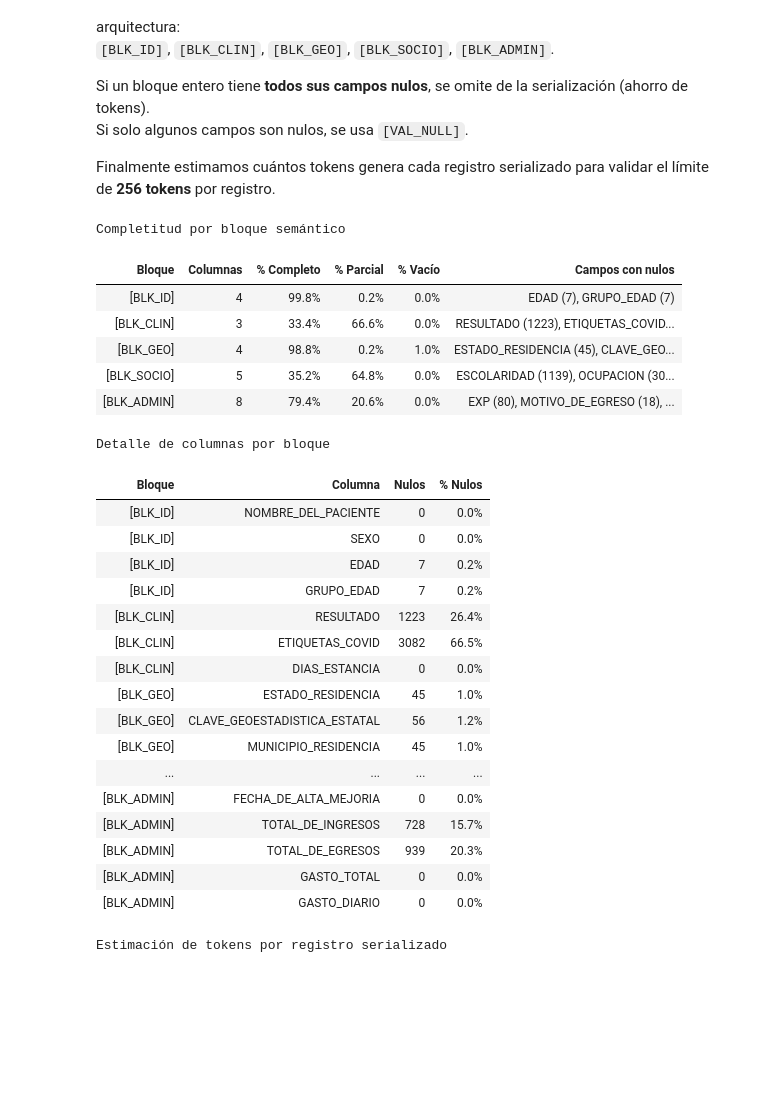
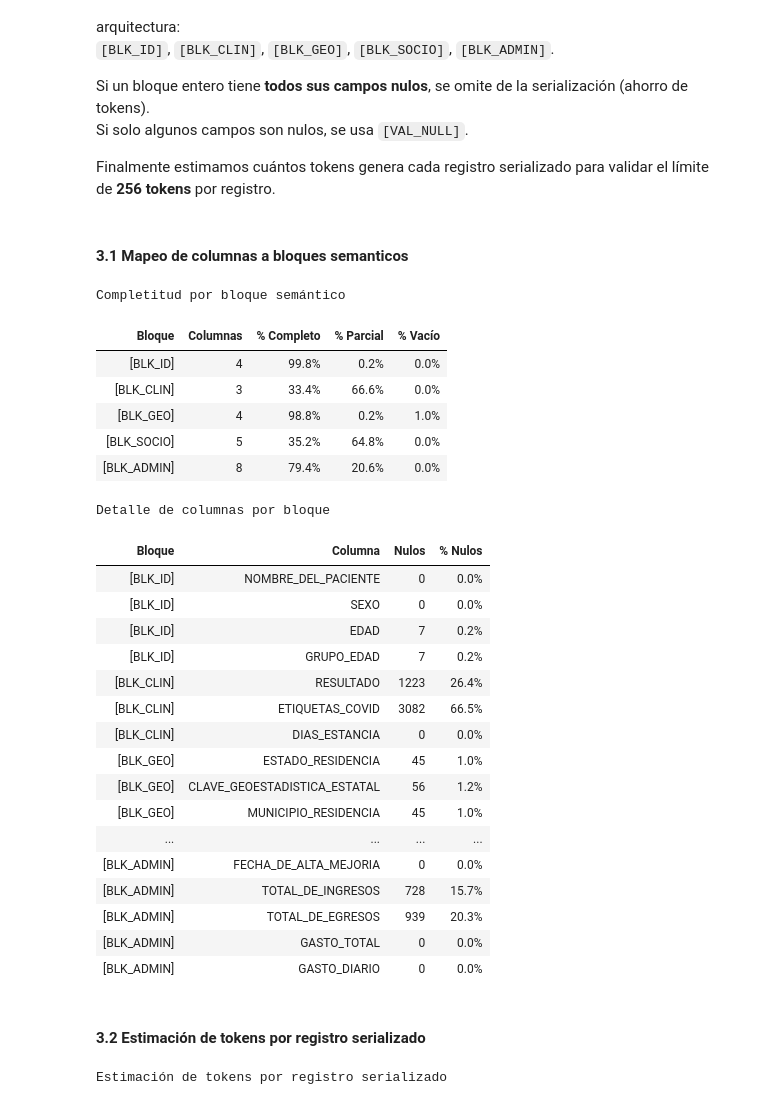
Before and after one commit to UzielLujan/entity-resolution-nlp, a Jupyter notebook: notebooks/EDA_Econo.ipynb, the cells around one changed output. Cells and saved outputs as stored; diff of their text form; code cells hidden in the pictures; blank space fills up the shorter version.

```diff
--- a/notebooks/EDA_Econo.ipynb
+++ b/notebooks/EDA_Econo.ipynb
@@ -19,20 +19,22 @@ from pathlib import Path
 import re
 from collections import Counter
 import unicodedata
+import sys
+from pathlib import Path
 
-sns.set_theme(style='whitegrid', palette='muted', font_scale=1.05) # Establece un tema de Seaborn para mejorar la apariencia de los gráficos
-plt.rcParams['figure.dpi'] = 120 # Aumenta la resolución de las figuras para que se vean más nítidas
-plt.rcParams['figure.figsize'] = (12, 5) # Establece un tamaño de figura predeterminado para los gráficos
+sys.path.insert(0, str(Path('..').resolve() / 'src'))
+from record_linkage.config import RAW_FILES, check_paths, FIGURES_DIR
 
-ruta_base = Path().absolute().parent
-ruta_datos = ruta_base / 'data'
-nombre_csv = 'INER_COVID19_CostoPacientes_Econo.csv'
+# Configuración de estilos para gráficos
+sns.set_theme(style='whitegrid', palette='muted', font_scale=1.05)
+plt.rcParams['figure.dpi'] = 120
+plt.rcParams['figure.figsize'] = (12, 5)
 
-df = pd.read_csv(ruta_datos / nombre_csv)
+df = pd.read_csv(RAW_FILES['econo'])
 
-# Conversión inmediata de fechas
-df['FECHA_INGRESO_INER'] = pd.to_datetime(df['FECHA_INGRESO_INER'], errors='coerce') # errors='coerce' convierte las fechas no válidas en NaT (Not a Time) en lugar de generar un error
-df['FECHA_DE_ALTA_MEJORIA'] = pd.to_datetime(df['FECHA_DE_ALTA_MEJORIA'], errors='coerce')
+# Conversión inmediata de fechas (no válidas en NaT)
+for col in ['FECHA_INGRESO_INER', 'FECHA_DE_ALTA_MEJORIA']:
+    df[col] = pd.to_datetime(df[col], errors='coerce')
 # %% [markdown]
 ## 1. Caracterización de Columnas
 
@@ -1006,14 +983,10 @@ Si un bloque entero tiene **todos sus campos nulos**, se omite de la serializaci
 Si solo algunos campos son nulos, se usa `[VAL_NULL]`.
 
 Finalmente estimamos cuántos tokens genera cada registro serializado para validar el límite de **256 tokens** por registro.
+# %% [markdown]
+#### 3.1 Mapeo de columnas a bloques semanticos
 # %%
-# ──  Mapeo de columnas a bloques semánticos ──────────────────────────────
-
-# Mapeo columna → bloque (basado en 04_Diccionario_Datos_Objetivo.csv)
-# Campos de "Otros / Revisar" asignados manualmente:
-#   ETIQUETAS_COVID, DIAS_ESTANCIA → BLK_CLIN
-#   GASTO_TOTAL, GASTO_DIARIO → BLK_ADMIN
-#   DERECHOHABIENTE_Y/O_BENEFICIARIO → BLK_SOCIO
+# ──  Mapeo de columnas a bloques semánticos  ──
 bloques = {
     "[BLK_ID]": ["NOMBRE_DEL_PACIENTE", "SEXO", "EDAD", "GRUPO_EDAD"],
     "[BLK_CLIN]": ["RESULTADO", "ETIQUETAS_COVID", "DIAS_ESTANCIA"],
@@ -1041,46 +1014,45 @@ for blk_name, cols in bloques.items():
         '% Completo': round(n_all_ok / len(df) * 100, 1),
         '% Parcial': round(n_parcial / len(df) * 100, 1),
         '% Vacío': round(n_all_null / len(df) * 100, 1),
-        'Campos con nulos': ', '.join(f"{c} ({v})" for c, v in nulos_cols.items()) if nulos_cols else '—',
     })
 
 df_bloques = pd.DataFrame(rows_blk)
 display(df_bloques.style
         .format({'% Completo': '{:.1f}%', '% Parcial': '{:.1f}%', '% Vacío': '{:.1f}%'})
         .set_caption("Completitud por bloque semántico")
         .background_gradient(subset=['% Completo'], cmap='Greens')
         .background_gradient(subset=['% Vacío'], cmap='Reds')
         .set_table_styles([{'selector': 'caption', 'props': 'font-size:1.2em; font-weight:bold'}])
         .hide(axis='index'))
 
 # --- Tabla detallada: columnas por bloque ---
 rows_detalle = []
 for blk_name, cols in bloques.items():
     for c in cols:
         existe = c in df.columns
         nulos = int(df[c].isna().sum()) if existe else '—'
         rows_detalle.append({
             'Bloque': blk_name,
             'Columna': c,
             'Nulos': nulos,
             '% Nulos': round(nulos / len(df) * 100, 1) if isinstance(nulos, int) else '—',
         })
 
 df_detalle_blk = pd.DataFrame(rows_detalle)
 display(df_detalle_blk.style
         .format({'% Nulos': '{:.1f}%'})
         .set_caption("Detalle de columnas por bloque")
         .background_gradient(subset=['% Nulos'], cmap='OrRd', vmin=0, vmax=70)
         .set_table_styles([{'selector': 'caption', 'props': 'font-size:1.1em; font-weight:bold'}])
         .hide(axis='index'))
 # %% [output]
 Completitud por bloque semántico
-| Bloque | Columnas | % Completo | % Parcial | % Vacío | Campos con nulos |
-| [BLK_ID] | 4 | 99.8% | 0.2% | 0.0% | EDAD (7), GRUPO_EDAD (7) |
-| [BLK_CLIN] | 3 | 33.4% | 66.6% | 0.0% | RESULTADO (1223), ETIQUETAS_COVID... |
-| [BLK_GEO] | 4 | 98.8% | 0.2% | 1.0% | ESTADO_RESIDENCIA (45), CLAVE_GEO... |
-| [BLK_SOCIO] | 5 | 35.2% | 64.8% | 0.0% | ESCOLARIDAD (1139), OCUPACION (30... |
-| [BLK_ADMIN] | 8 | 79.4% | 20.6% | 0.0% | EXP (80), MOTIVO_DE_EGRESO (18), ... |
+| Bloque | Columnas | % Completo | % Parcial | % Vacío |
+| [BLK_ID] | 4 | 99.8% | 0.2% | 0.0% |
+| [BLK_CLIN] | 3 | 33.4% | 66.6% | 0.0% |
+| [BLK_GEO] | 4 | 98.8% | 0.2% | 1.0% |
+| [BLK_SOCIO] | 5 | 35.2% | 64.8% | 0.0% |
+| [BLK_ADMIN] | 8 | 79.4% | 20.6% | 0.0% |
 Detalle de columnas por bloque
 | Bloque | Columna | Nulos | % Nulos |
 | [BLK_ID] | NOMBRE_DEL_PACIENTE | 0 | 0.0% |
@@ -1099,4 +1071,6 @@ Detalle de columnas por bloque
 | [BLK_ADMIN] | TOTAL_DE_EGRESOS | 939 | 20.3% |
 | [BLK_ADMIN] | GASTO_TOTAL | 0 | 0.0% |
 | [BLK_ADMIN] | GASTO_DIARIO | 0 | 0.0% |
+# %% [markdown]
+#### 3.2  Estimación de tokens por registro serializado
 # %%
```
Also changed, not shown: parts of 8 cells of this notebook, 2 other files.
